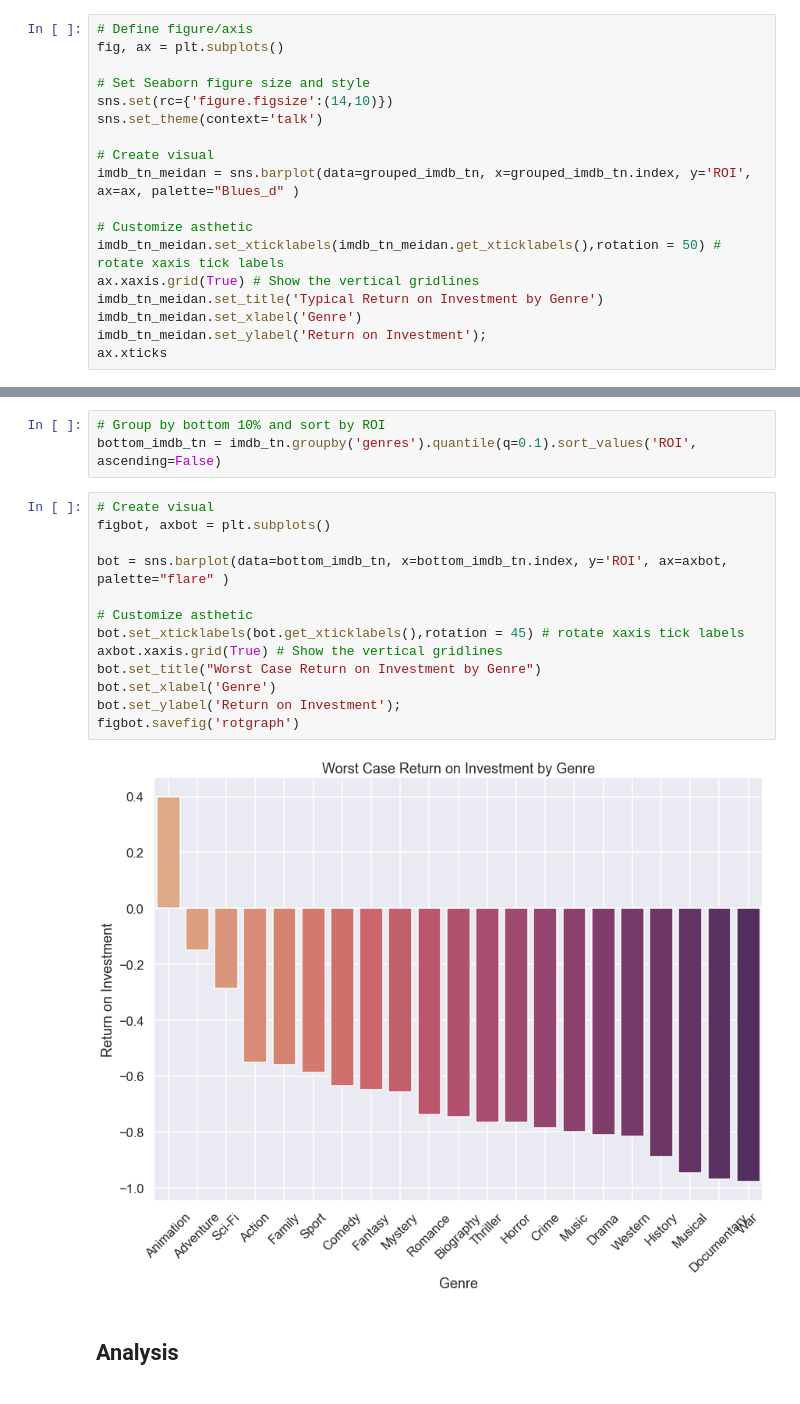
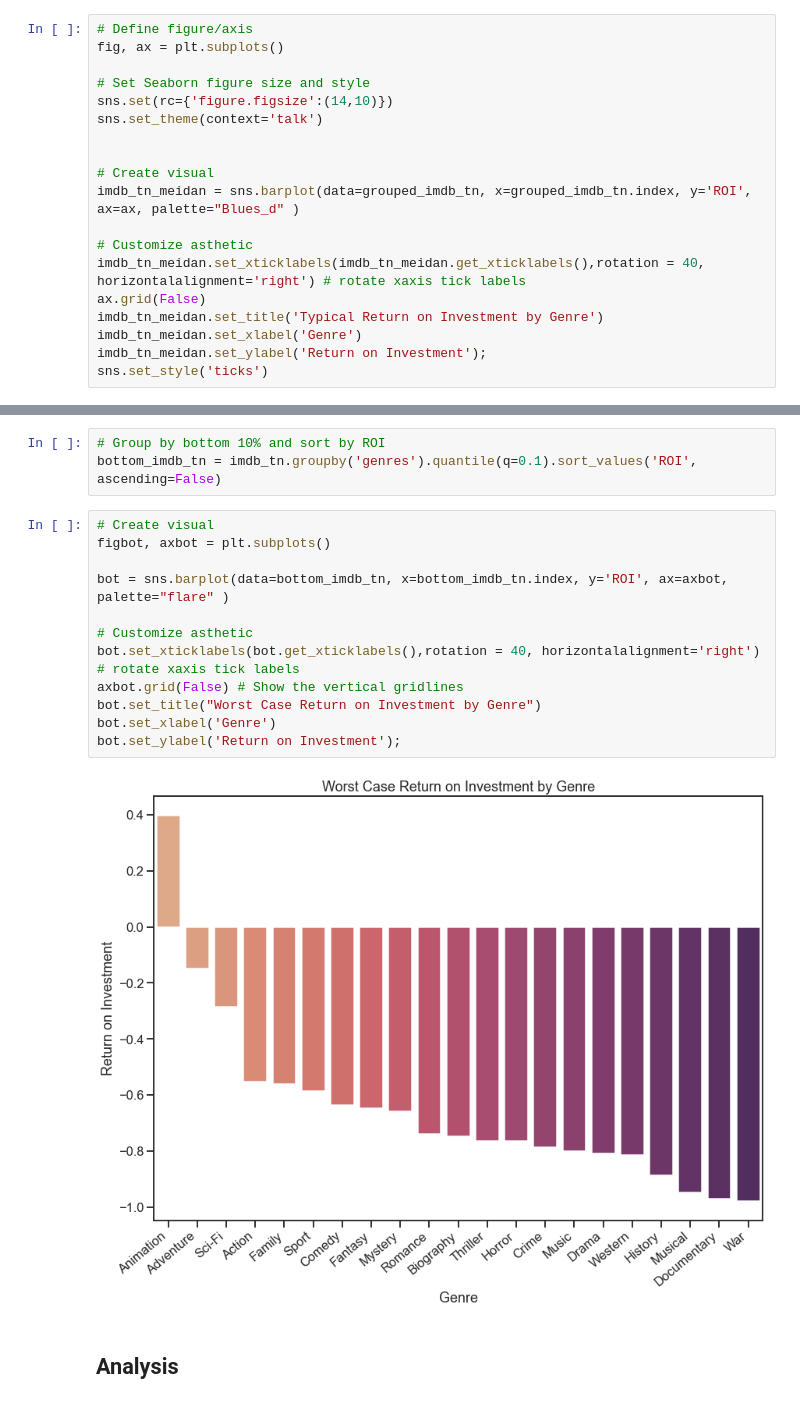
Before and after one commit to austint1121/VenusMovieAnalysis, a Jupyter notebook: Code/Matthew-Rec1.ipynb, the cells around one changed output, grey strips where cells are left out. Cells and saved outputs as stored; diff of their text form.

```diff
--- a/Code/Matthew-Rec1.ipynb
+++ b/Code/Matthew-Rec1.ipynb
@@ -174,14 +174,15 @@ fig, ax = plt.subplots()
 sns.set(rc={'figure.figsize':(14,10)})
 sns.set_theme(context='talk')
 
+
 # Create visual
 imdb_tn_meidan = sns.barplot(data=grouped_imdb_tn, x=grouped_imdb_tn.index, y='ROI', ax=ax, palette="Blues_d" )
 
 # Customize asthetic
-imdb_tn_meidan.set_xticklabels(imdb_tn_meidan.get_xticklabels(),rotation = 50) # rotate xaxis tick labels
-ax.xaxis.grid(True) # Show the vertical gridlines
+imdb_tn_meidan.set_xticklabels(imdb_tn_meidan.get_xticklabels(),rotation = 40, horizontalalignment='right') # rotate xaxis tick labels
+ax.grid(False)
 imdb_tn_meidan.set_title('Typical Return on Investment by Genre')
 imdb_tn_meidan.set_xlabel('Genre')
 imdb_tn_meidan.set_ylabel('Return on Investment');
-ax.xticks
+sns.set_style('ticks')
 # %% [output]
@@ -215,18 +216,17 @@ bottom_imdb_tn = imdb_tn.groupby('genres').quantile(q=0.1).sort_values('ROI', as
 # %%
 # Create visual
 figbot, axbot = plt.subplots()
 
 bot = sns.barplot(data=bottom_imdb_tn, x=bottom_imdb_tn.index, y='ROI', ax=axbot, palette="flare" )
 
 # Customize asthetic
-bot.set_xticklabels(bot.get_xticklabels(),rotation = 45) # rotate xaxis tick labels
-axbot.xaxis.grid(True) # Show the vertical gridlines
+bot.set_xticklabels(bot.get_xticklabels(),rotation = 40, horizontalalignment='right') # rotate xaxis tick labels
+axbot.grid(False) # Show the vertical gridlines
 bot.set_title("Worst Case Return on Investment by Genre")
 bot.set_xlabel('Genre')
 bot.set_ylabel('Return on Investment');
-figbot.savefig('rotgraph')
 # %% [output]
-[figure, old version]
+[figure, new version]
 # %% [markdown]
 ## Analysis
 # %% [markdown]
```
Also changed, not shown: parts of 2 cells of this notebook.
